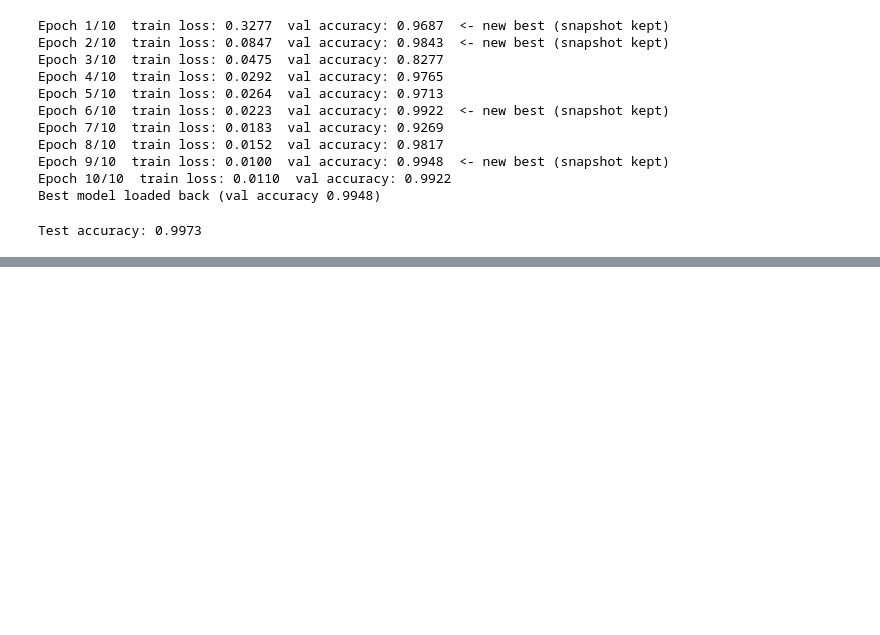
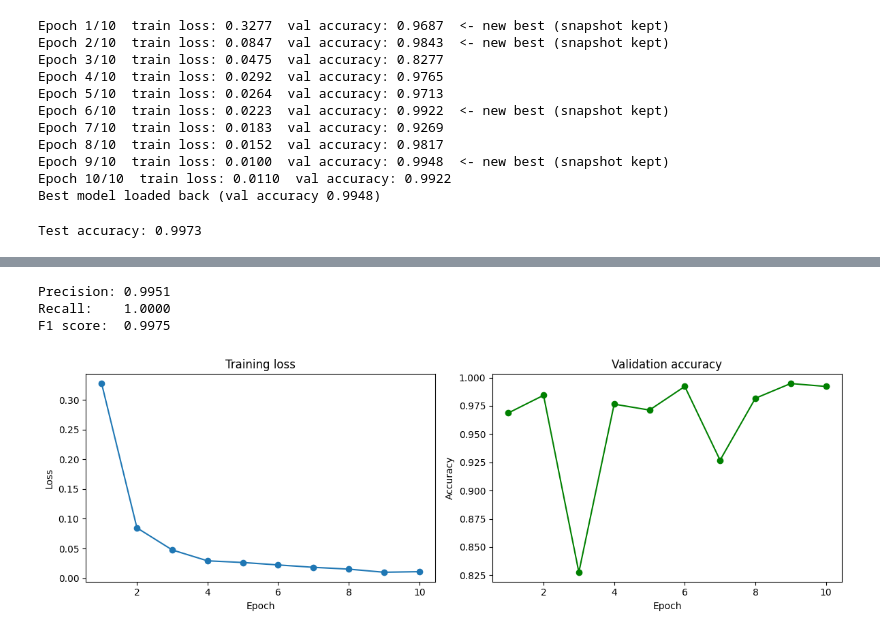
Before and after one commit to cianbond/ai-music-detector, a Jupyter notebook: cnn_training.ipynb, the cells around one changed output, grey strips where cells are left out. Drawn from its saved outputs; the diff is of its cells as text; code cells hidden in the pictures; blank space fills up the shorter version.

```diff
--- a/cnn_training.ipynb
+++ b/cnn_training.ipynb
@@ -493,0 +563,54 @@ drwx------ 3 root root 4.0K Jun 22 21:10 data
+# %%
+from sklearn.metrics import precision_score, recall_score, f1_score # standard classification metrics beyond raw accuracy
+
+# Precision, recall and F1 give a fuller picture than accuracy alone especially the difference between the two error types (false alarms vs missed fakes).
+# "Positive" here means flagged as fake (class 1).
+precision = precision_score(test_labels, test_preds) # of all the tracks it called fake, how many really were
+
+recall = recall_score(test_labels, test_preds)       # of all the tracks that were fake, how many it caught
+
+f1 = f1_score(test_labels, test_preds)               # F1 score is the balance of the precision and recall (their harmonic mean)
+
+print(f"Precision: {precision:.4f}") # only the 1 false positive (a real called fake) pulls this below 1
+
+print(f"Recall:    {recall:.4f}")    # no fakes were missed (0 false negatives) so this is exactly 1
+
+print(f"F1 score:  {f1:.4f}")        # single combined score which sits between precision and recall
+# %% [output]
+Precision: 0.9951
+Recall:    1.0000
+F1 score:  0.9975
+# %%
+import matplotlib.pyplot as plt
+
+# Plot the training curves recorded during training (one point per epoch).
+# Left: training loss should fall.
+# Right: val accuracy should climb (with the wobble that was observed).
+# This evaluation figure shows the model genuinely learned.
+epochs = range(1, len(history["train_loss"]) + 1) # x-axis: epoch numbers 1 to 10
+
+fig, (ax1, ax2) = plt.subplots(1, 2, figsize=(12, 4)) # one figure. two side-by-side plots
+
+# left plot: training loss per epoch
+ax1.plot(epochs, history["train_loss"], marker="o")
+
+ax1.set_title("Training loss")
+
+ax1.set_xlabel("Epoch")
+
+ax1.set_ylabel("Loss")
+
+# right plot: validation accuracy per epoch
+ax2.plot(epochs, history["val_acc"], marker="o", color="green")
+
+ax2.set_title("Validation accuracy")
+
+ax2.set_xlabel("Epoch")
+
+ax2.set_ylabel("Accuracy")
+
+plt.tight_layout() # stop the two plots overlapping
+
+plt.show()
+# %% [output]
+[figure, added]
```
Also changed, not shown: parts of 7 cells of this notebook.
